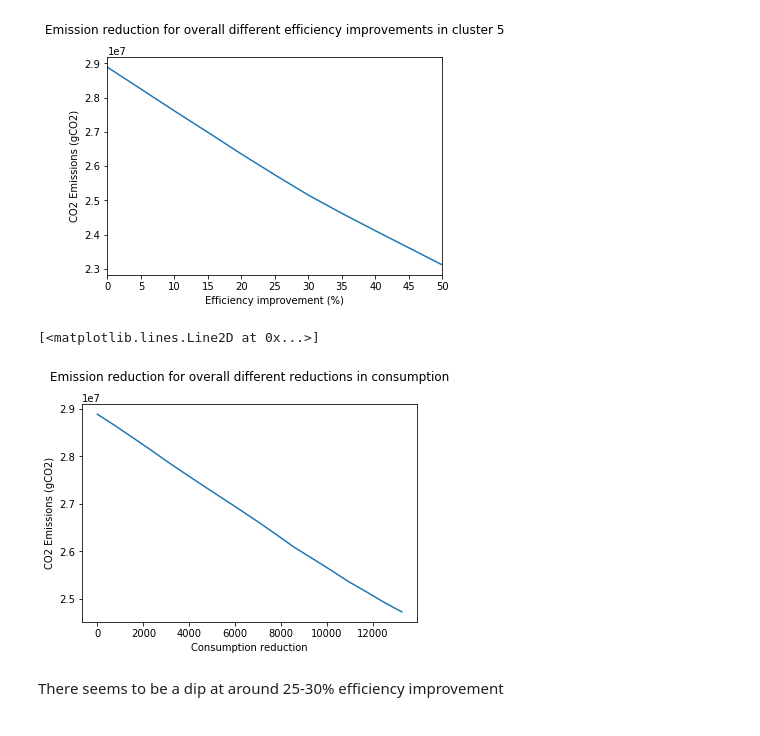
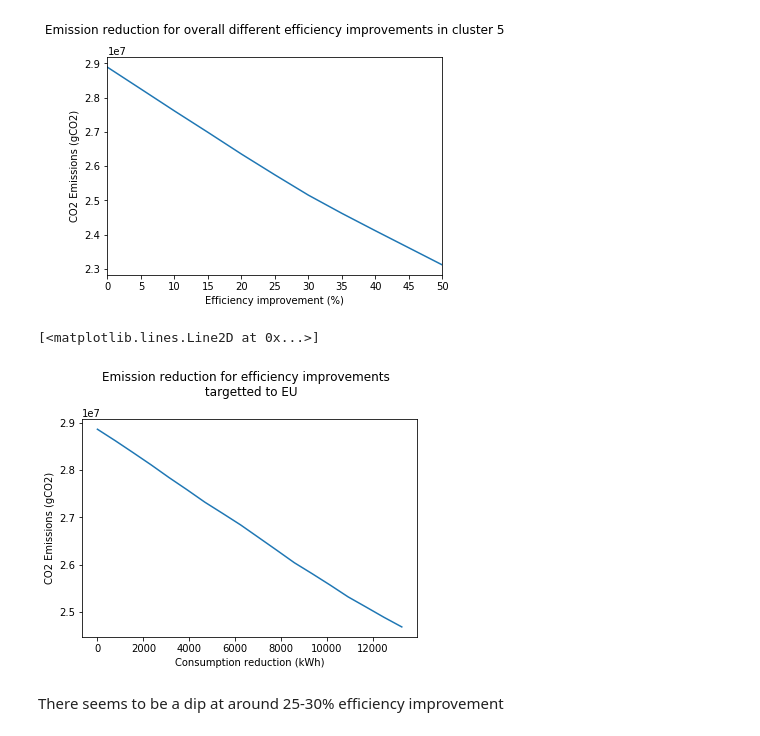
Before and after one commit to Nicolaskirsch2000/BASc-Dissertation, a Jupyter notebook: London scenario analysis .ipynb, the cells around one changed output. Drawn from its saved outputs; the diff is of its cells as text; code cells hidden in the pictures.

```diff
--- a/London scenario analysis .ipynb
+++ b/London scenario analysis .ipynb
@@ -242,36 +242,36 @@ for i in range(len(decrease)) :
 
     c5_eff["efficiency"] = c5_eff["efficiency"].where(
         c5_eff["Cluster"] != 4 , decrease[i])
     c5_eff["consumption_kWh1"] = c5_eff["consumption_kWh"]*c5_eff["efficiency"]
     saved[i] = c5_eff["consumption_kWh"]*(1-c5_eff["efficiency"])
     a = c5_eff.groupby(c5_eff.index)["consumption_kWh1"].apply(lambda x: np.sum(x)).to_frame()
     a["day"] = a.index.str[:1]
     a["hour"] = a.index.str[1:]
 
     a['CO2_intensity'] = rf.predict(np.array(a[['consumption_kWh1','day','hour']],
                     dtype = pd.Series))
 
 
     a["Emissions"] = a["consumption_kWh1"]*a["CO2_intensity"]
 
 
     result[i] = a["Emissions"].sum()
 
 for i in range(len(saved)):
     saved[i] = saved[i].sum()
 
 plt.ylabel("CO2 Emissions (gCO2)")
-plt.xlabel("Consumption reduction")
-plt.title("Emission reduction for overall different reductions in consumption",y=1.08)
+plt.xlabel("Consumption reduction (kWh)")
+plt.title("Emission reduction for efficiency improvements  \n targetted to EU",y=1.08)
 #my_xticks = [0,5,10,15,20,25,30,35,40,45,50]
 #plt.xticks(decrease,my_xticks)
 saved1 = saved
 result1 = result
 plt.plot(saved1,result1)
 #ov_eff['CO2_intensity']
 # %% [output]
 [<matplotlib.lines.Line2D at 0x...>]
-[figure, old version]
+[figure, new version]
 # %% [markdown]
 There seems to be a dip at around 25-30% efficiency improvement
 # %% [markdown]
```
Also changed, not shown: parts of 16 cells of this notebook, 38 other files.
